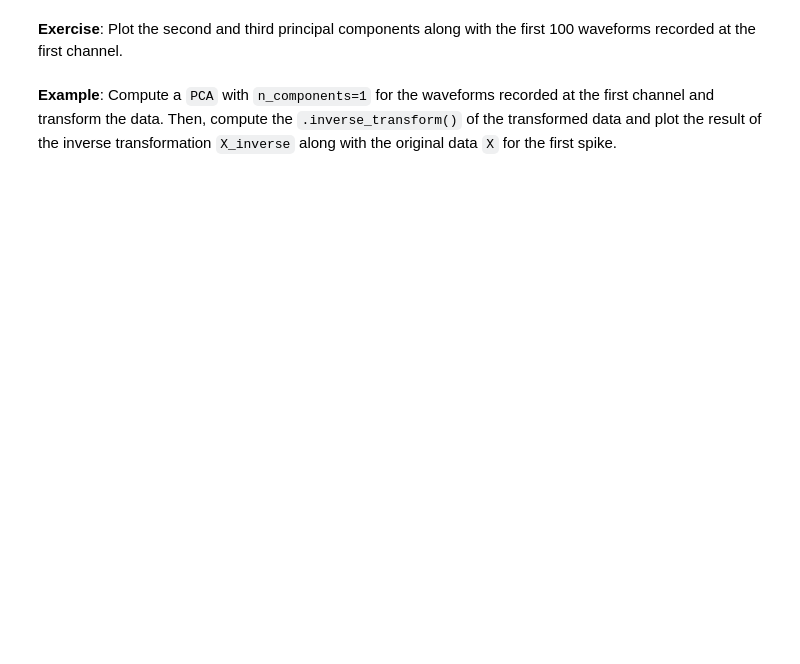
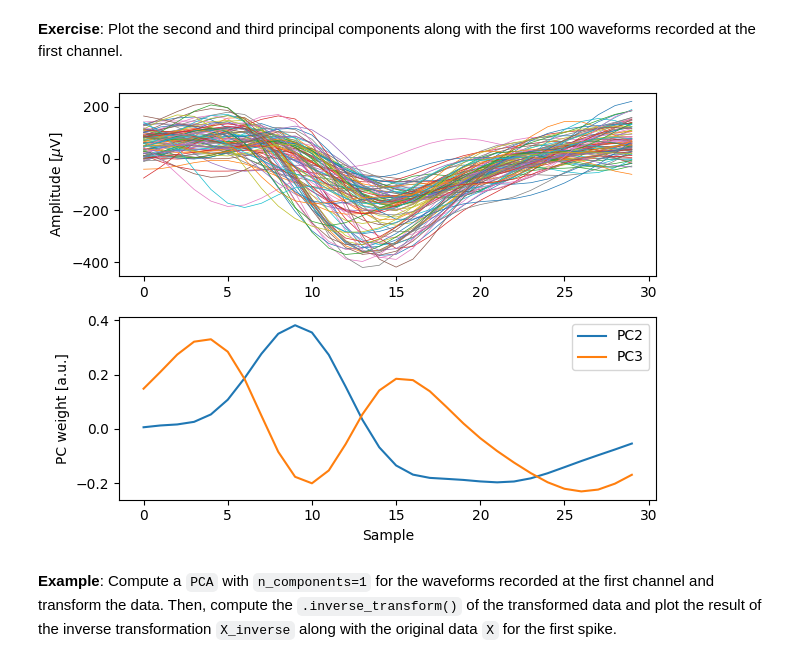
Before and after one commit to acarolinafilipe/Computational_Biology, a Jupyter notebook: 01_homework_pca_for_spike_sorting/01_exercises.ipynb, the cells around one changed output. Saved outputs shown, nothing was run; the diff lists cells and outputs as text; code cells hidden in the pictures; blank space fills up the shorter version.

```diff
--- a/01_homework_pca_for_spike_sorting/01_exercises.ipynb
+++ b/01_homework_pca_for_spike_sorting/01_exercises.ipynb
@@ -180,5 +210,19 @@ plt.tight_layout()
 # %% [markdown]
 **Exercise**: Plot the second and third principal components along with the first 100 waveforms recorded at the first channel.
+# %%
+plt.subplot(2, 1, 1)
+plt.plot(X[:100].T, linewidth=0.5)
+plt.ylabel("Amplitude [$\\mu$V]")
+
+plt.subplot(2, 1, 2)
+plt.plot(pca.components_[1], label = 'PC2')
+plt.plot(pca.components_[2], label = 'PC3')
+plt.xlabel("Sample")
+plt.ylabel("PC weight [a.u.]")
+plt.legend()
+plt.tight_layout()
+# %% [output]
+[figure, added]
 # %% [markdown]
 **Example**: Compute a `PCA` with `n_components=1` for the waveforms recorded at the first channel and transform the data. Then, compute the `.inverse_transform()` of the transformed data and plot the result of the inverse transformation `X_inverse` along with the original data `X` for the first spike.
 # %%
```
Also changed, not shown: parts of 24 cells of this notebook.
